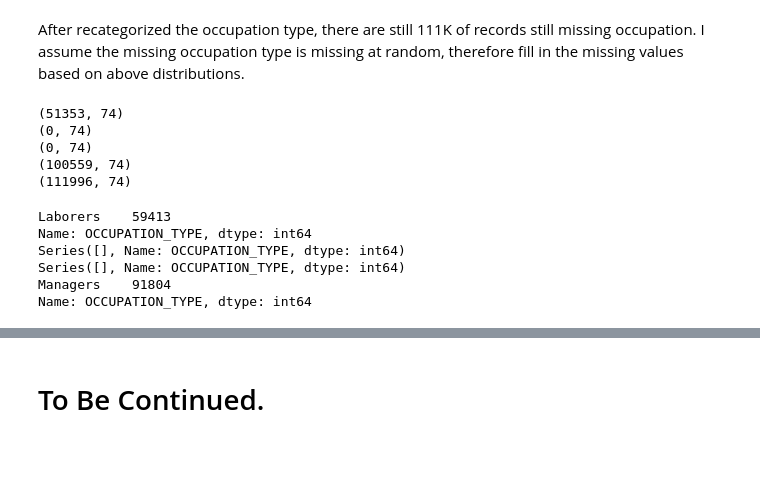
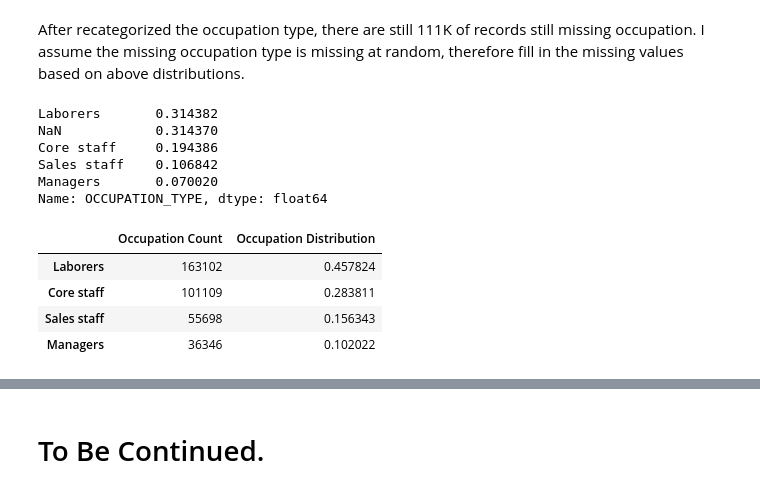
Before and after one commit to terrancexia/Home-Credit-Default-Risk-, a Jupyter notebook: Home Credit Default Risk.ipynb, the cells around one changed output, grey strips where cells are left out. Saved outputs shown, nothing was run; the diff lists cells and outputs as text; code cells hidden in the pictures; blank space fills up the shorter version.

```diff
--- a/Home Credit Default Risk.ipynb
+++ b/Home Credit Default Risk.ipynb
@@ -561,37 +560,10 @@ a,b,c,d = np.split(occ_missing, [int(0.458530*len(occ_missing)), ])
-# %%
-print(a.shape)
-print(b.shape)
-print(c.shape)
-print(d.shape)
-print(occ_missing.shape)
-# %% [output]
-(51353, 74)
-(0, 74)
-(0, 74)
-(100559, 74)
-(111996, 74)
-# %%
-#Fill df a missing occupation to Laborers
-a['OCCUPATION_TYPE'] = a['OCCUPATION_TYPE'].fillna('Laborers', axis=0)
-
-#Fill df b missing occupation to Core staff
-b['OCCUPATION_TYPE'] = b['OCCUPATION_TYPE'].fillna('Core staff', axis=0)
-
-#Fill df c missing occupation to Sales staff
-c['OCCUPATION_TYPE'] = c['OCCUPATION_TYPE'].fillna('Sales staff', axis=0)
-
-#Fill df d missing occupation to Managers
-d['OCCUPATION_TYPE'] = d['OCCUPATION_TYPE'].fillna('Managers', axis=0)
-
-#Sanity check
-print(a['OCCUPATION_TYPE'].value_counts())
-print(b['OCCUPATION_TYPE'].value_counts())
-print(c['OCCUPATION_TYPE'].value_counts())
-print(d['OCCUPATION_TYPE'].value_counts())
-# %% [output]
-Laborers    59413
-Name: OCCUPATION_TYPE, dtype: int64
-Series([], Name: OCCUPATION_TYPE, dtype: int64)
-Series([], Name: OCCUPATION_TYPE, dtype: int64)
-Managers    91804
-Name: OCCUPATION_TYPE, dtype: int64
+# %%
+#Fill in the na value by the same amount of percentage of current occupation distribution
+df1['OCCUPATION_TYPE'].value_counts(normalize=True, dropna=False)
+# %% [output]
+Laborers       0.314382
+NaN            0.314370
+Core staff     0.194386
+Sales staff    0.106842
+Managers       0.070020
+Name: OCCUPATION_TYPE, dtype: float64
@@ -597,0 +575,12 @@ Name: OCCUPATION_TYPE, dtype: int64
+# %%
+#sanity check
+occupation_count1 = df1['OCCUPATION_TYPE'].value_counts()
+occupation_percent1 = (df1['OCCUPATION_TYPE'].value_counts()/df1['OCCUPATION_TYPE'].count())
+occupation_summary1 = pd.concat([occupation_count1, occupation_percent1], axis=1, keys =['Occupation Count', 'Occupation Distribution'])
+occupation_summary1
+# %% [output]
+|  | Occupation Count | Occupation Distribution |
+| Laborers | 163102 | 0.457824 |
+| Core staff | 101109 | 0.283811 |
+| Sales staff | 55698 | 0.156343 |
+| Managers | 36346 | 0.102022 |
```
Also changed, not shown: parts of 9 cells of this notebook.
